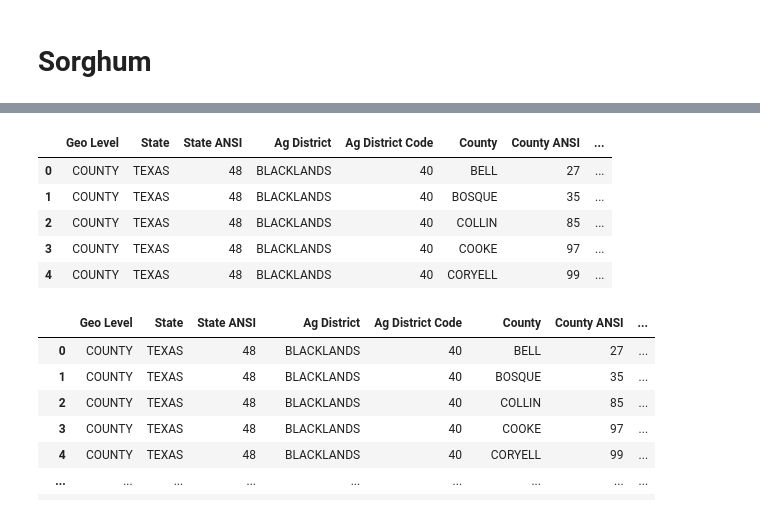
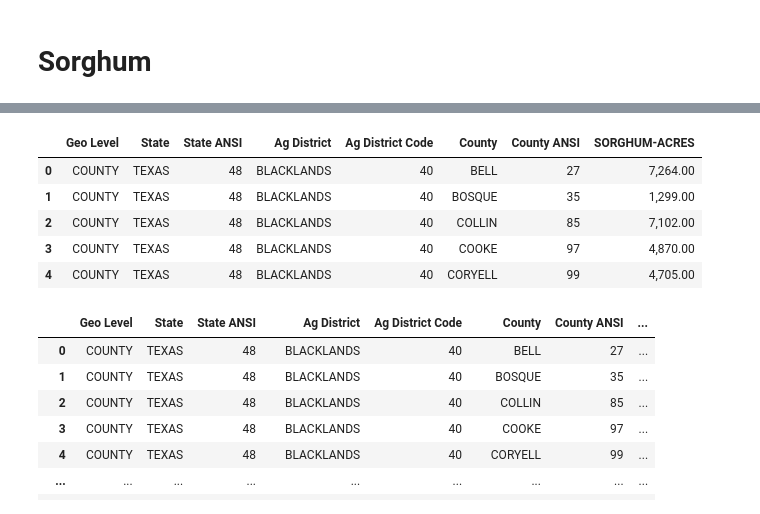
Before and after one commit to aps0611/Capegimini-Data-Hackathon, a Jupyter notebook: book1.ipynb, the cells around one changed output, grey strips where cells are left out. Saved outputs shown, nothing was run; the diff lists cells and outputs as text; code cells hidden in the pictures.

```diff
--- a/book1.ipynb
+++ b/book1.ipynb
@@ -148,15 +132,15 @@ df_sorghum.drop(['Program','Region','Commodity','Zip Code', 'CV (%)','Year',
                'Period', 'Week Ending', 'watershed_code', 'Watershed','Data Item',
                'Domain', 'Domain Category'], inplace = True, axis = 'columns')
 # %%
-df_sorghum.rename(columns = {'Value': 'SORGHUM - ACRES HARVESTED'}, inplace = True)
+df_sorghum.rename(columns = {'Value': 'SORGHUM-ACRES'}, inplace = True)
 df_sorghum.head(5)
 # %% [output]
-|  | Geo Level | State | State ANSI | Ag District | Ag District Code | County | County ANSI | ... |
-| 0 | COUNTY | TEXAS | 48 | BLACKLANDS | 40 | BELL | 27 | ... |
-| 1 | COUNTY | TEXAS | 48 | BLACKLANDS | 40 | BOSQUE | 35 | ... |
-| 2 | COUNTY | TEXAS | 48 | BLACKLANDS | 40 | COLLIN | 85 | ... |
-| 3 | COUNTY | TEXAS | 48 | BLACKLANDS | 40 | COOKE | 97 | ... |
-| 4 | COUNTY | TEXAS | 48 | BLACKLANDS | 40 | CORYELL | 99 | ... |
+|  | Geo Level | State | State ANSI | Ag District | Ag District Code | County | County ANSI | SORGHUM-ACRES |
+| 0 | COUNTY | TEXAS | 48 | BLACKLANDS | 40 | BELL | 27 | 7,264.00 |
+| 1 | COUNTY | TEXAS | 48 | BLACKLANDS | 40 | BOSQUE | 35 | 1,299.00 |
+| 2 | COUNTY | TEXAS | 48 | BLACKLANDS | 40 | COLLIN | 85 | 7,102.00 |
+| 3 | COUNTY | TEXAS | 48 | BLACKLANDS | 40 | COOKE | 97 | 4,870.00 |
+| 4 | COUNTY | TEXAS | 48 | BLACKLANDS | 40 | CORYELL | 99 | 4,705.00 |
 # %%
 df_combined = pd.merge(df_combined, df_sorghum, on = ['Geo Level','State','State ANSI','Ag District',
                                                 'Ag District Code','County','County ANSI'], how = 'outer')
```
Also changed, not shown: parts of 39 cells of this notebook.
